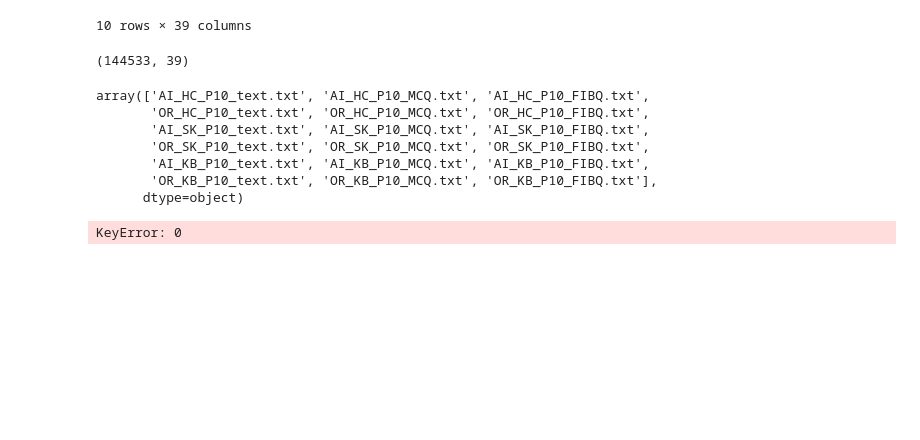
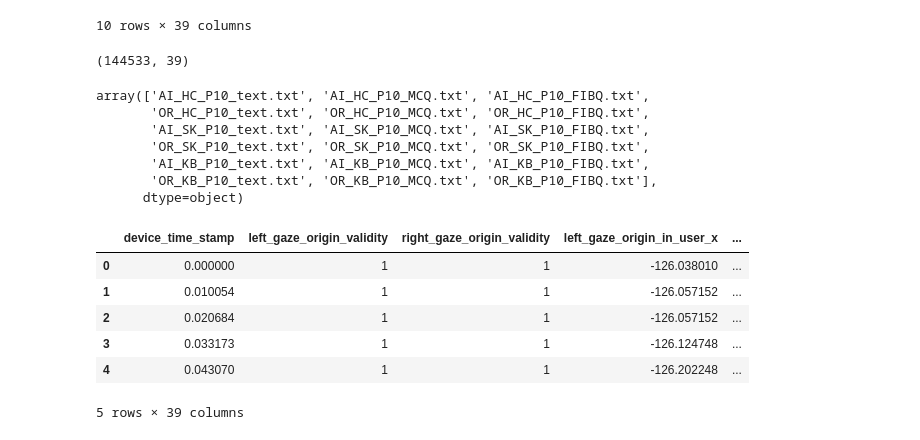
Before and after one commit to slayervictor/Fagpakkeprojekt-Eyes-Modelling, a Jupyter notebook: eye_tracking_expiriment/data_extraction.ipynb, the cells around one changed output. Cells and saved outputs as stored; diff of their text form; code cells hidden in the pictures; blank space fills up the shorter version.

```diff
--- a/eye_tracking_expiriment/data_extraction.ipynb
+++ b/eye_tracking_expiriment/data_extraction.ipynb
@@ -45,27 +45,33 @@ array(['AI_HC_P10_text.txt', 'AI_HC_P10_MCQ.txt', 'AI_HC_P10_FIBQ.txt',
       dtype=object)
 # %%
 im_HC_AI = gaze[(gaze["Label"] == "Immersive") & (gaze["text_file"] == un[0])]
-#im_HC_OR = gaze[(gaze["Label"] == "Immersive") & (gaze["text_file"] == un[3])]
+im_HC_OR = gaze[(gaze["Label"] == "Immersive") & (gaze["text_file"] == un[3])]
 im_SK_AI = gaze[(gaze["Label"] == "Immersive") & (gaze["text_file"] == un[6])]
 im_SK_OR = gaze[(gaze["Label"] == "Immersive") & (gaze["text_file"] == un[9])]
 im_KB_AI = gaze[(gaze["Label"] == "Immersive") & (gaze["text_file"] == un[12])]
 im_KB_OR = gaze[(gaze["Label"] == "Immersive") & (gaze["text_file"] == un[15])]
 im_HC_AI.reset_index(drop=True, inplace=True)
-#im_HC_OR.reset_index(drop=True, inplace=True)
+im_HC_OR.reset_index(drop=True, inplace=True)
 im_SK_AI.reset_index(drop=True, inplace=True)
 im_SK_OR.reset_index(drop=True, inplace=True)
 im_KB_AI.reset_index(drop=True, inplace=True)
 im_KB_OR.reset_index(drop=True, inplace=True)
 
 im_HC_AI["device_time_stamp"] = im_HC_AI["device_time_stamp"] - im_HC_AI["device_time_stamp"][0]
-#im_HC_OR["device_time_stamp"] = im_HC_OR["device_time_stamp"] - im_HC_OR["device_time_stamp"][0]
+im_HC_OR["device_time_stamp"] = im_HC_OR["device_time_stamp"] - im_HC_OR["device_time_stamp"][0]
 im_SK_AI["device_time_stamp"] = im_SK_AI["device_time_stamp"] - im_SK_AI["device_time_stamp"][0]
 im_SK_OR["device_time_stamp"] = im_SK_OR["device_time_stamp"] - im_SK_OR["device_time_stamp"][0]
 im_KB_AI["device_time_stamp"] = im_KB_AI["device_time_stamp"] - im_KB_AI["device_time_stamp"][0]
 im_KB_OR["device_time_stamp"] = im_KB_OR["device_time_stamp"] - im_KB_OR["device_time_stamp"][0]
 im_SK_OR.head(5)
 # %% [output]
+|  | device_time_stamp | left_gaze_origin_validity | right_gaze_origin_validity | left_gaze_origin_in_user_x | ... |
+| 0 | 0.000000 | 1 | 1 | -126.038010 | ... |
+| 1 | 0.010054 | 1 | 1 | -126.057152 | ... |
+| 2 | 0.020684 | 1 | 1 | -126.057152 | ... |
+| 3 | 0.033173 | 1 | 1 | -126.124748 | ... |
+| 4 | 0.043070 | 1 | 1 | -126.202248 | ... |
-KeyError: 0
+5 rows × 39 columns
 # %%
 left_x =im_SK_AI['left_gaze_point_on_display_area_x']*2560
 left_y = im_SK_AI['left_gaze_point_on_display_area_y']*1440
```
Also changed, not shown: parts of 10 cells of this notebook.
